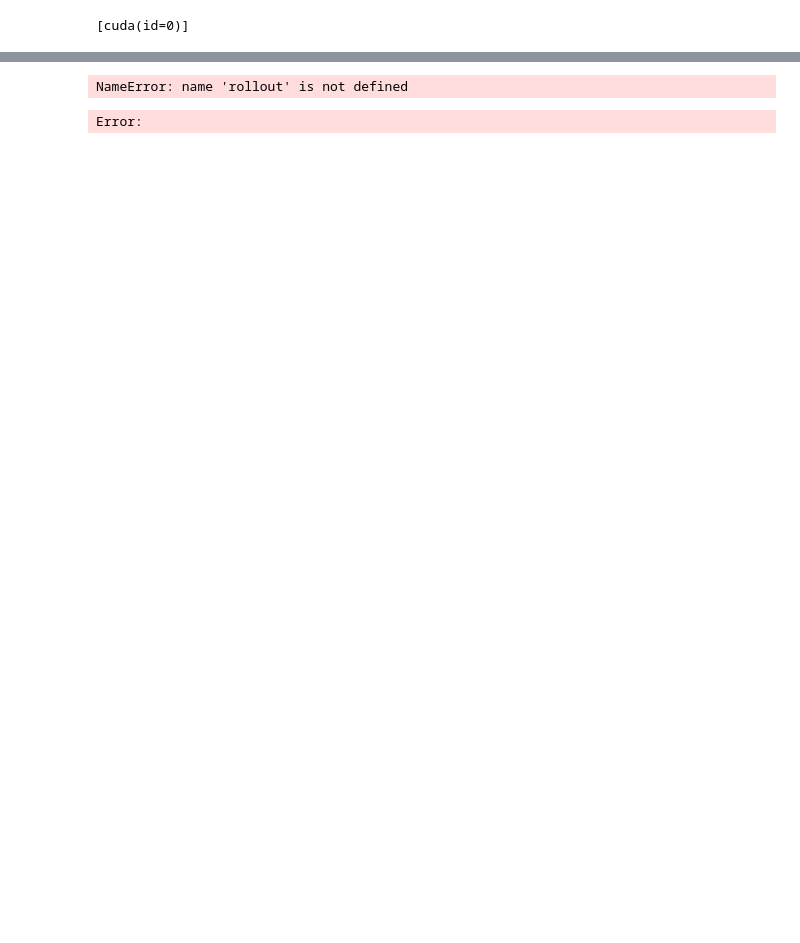
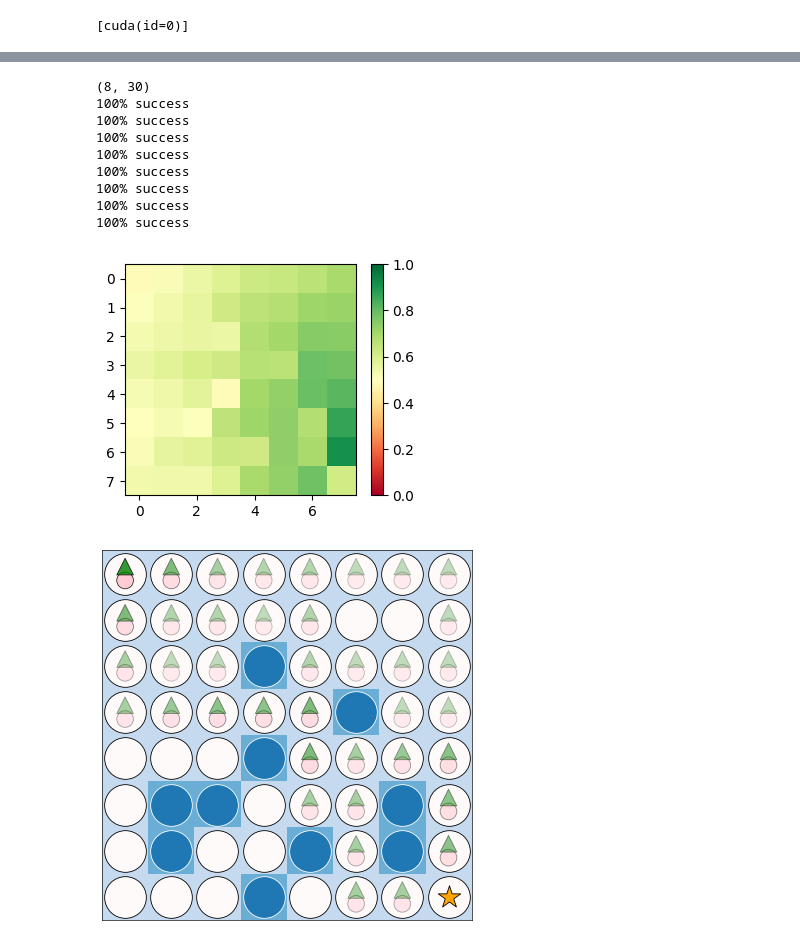
Before and after one commit to davidesartor/MANGO-lite, a Jupyter notebook: jax/test qlearning.ipynb, the cells around one changed output, grey strips where cells are left out. Cells and saved outputs as stored; diff of their text form; code cells hidden in the pictures; blank space fills up the shorter version.

Commit message:
Refactor code structure and imports

```diff
--- a/jax/test qlearning.ipynb
+++ b/jax/test qlearning.ipynb
@@ -63,15 +63,25 @@ plt.legend(bbox_to_anchor=(1.15, 1.5))
 # %%
-get_qval = lambda p, o: jax.vmap(qnet.apply, in_axes=(0, None))(p, o).mean(axis=0)
+import qlearning
+batch_rollout = jax.vmap(partial(qlearning.DDQNTrainState.rollout, rng_key=rng_key, randomness=0.0, steps=30))
+batch_qvals = lambda params, obs: jax.vmap(dql_state.qval_apply_fn, in_axes=(0,None))(params, obs).mean(axis=0)
 
-batch_rollout = jax.vmap(partial(rollout, rng_key=rng_key, epsilon=0.0, n_steps=30))
-transitions = batch_rollout(dql_state.params)
+transitions = batch_rollout(dql_state)
 print(transitions.done.shape)
 for tot_reward, n_episodes in zip(transitions.reward.sum(axis=-1), transitions.done.sum(axis=-1)):
     print(f"{int(100*tot_reward/n_episodes)}% success" if n_episodes > 0 else "No success")
 
 transitions = jax.tree_map(lambda x: x.reshape(-1, *x.shape[2:]), transitions)
-plotting.plot_qvals(env, get_qval, dql_state.params)
-plotting.render(env, transitions.env_state)
+plotting.plot_qvals(dql_state.env, batch_qvals, dql_state.params)
+plotting.render(dql_state.env, transitions.env_state)
 # %% [output]
-NameError: name 'rollout' is not defined
+(8, 30)
+100% success
+100% success
+100% success
+100% success
+100% success
+100% success
+100% success
+100% success
-Error:
+[figure, added]
+[figure, added]
```
Also changed, not shown: parts of 3 cells of this notebook, 8 other files.
